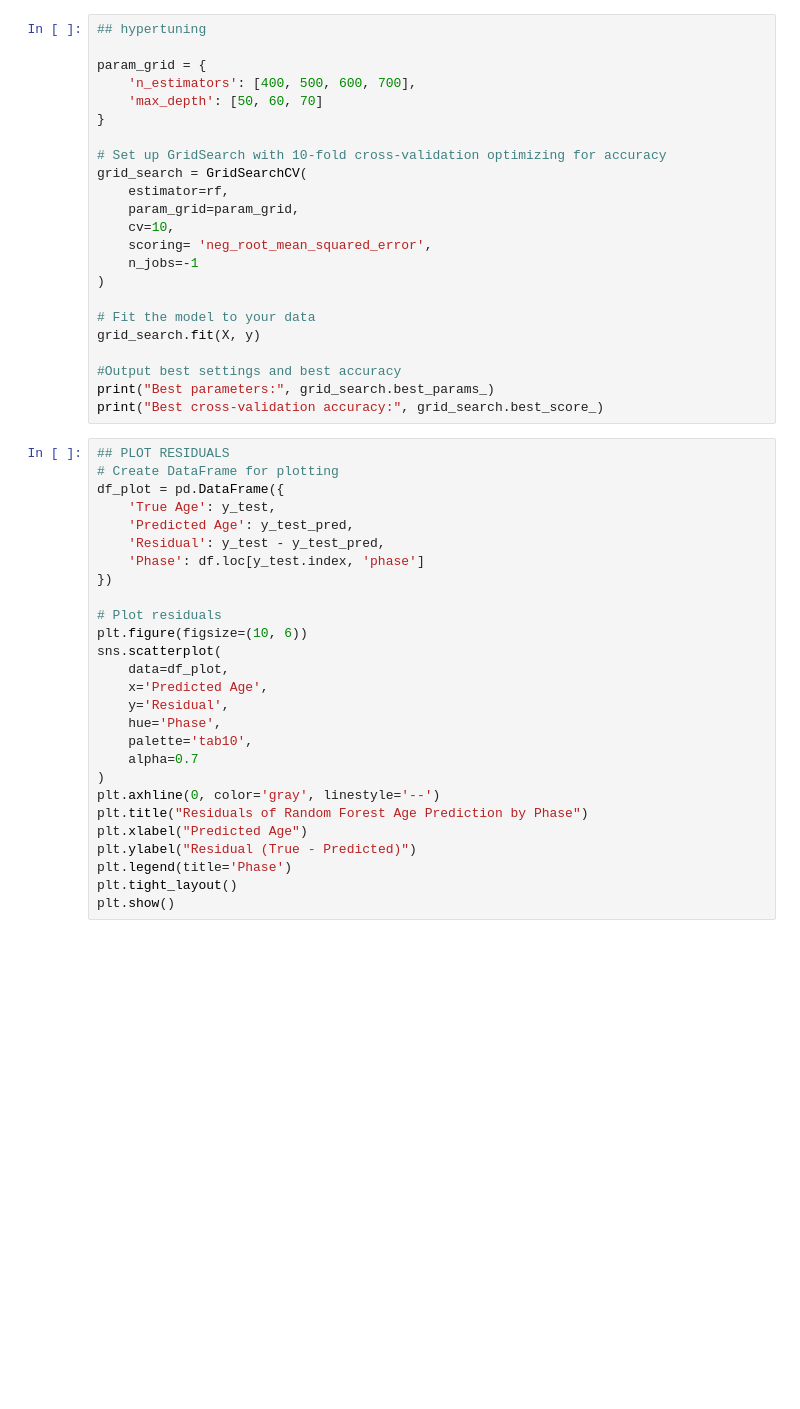
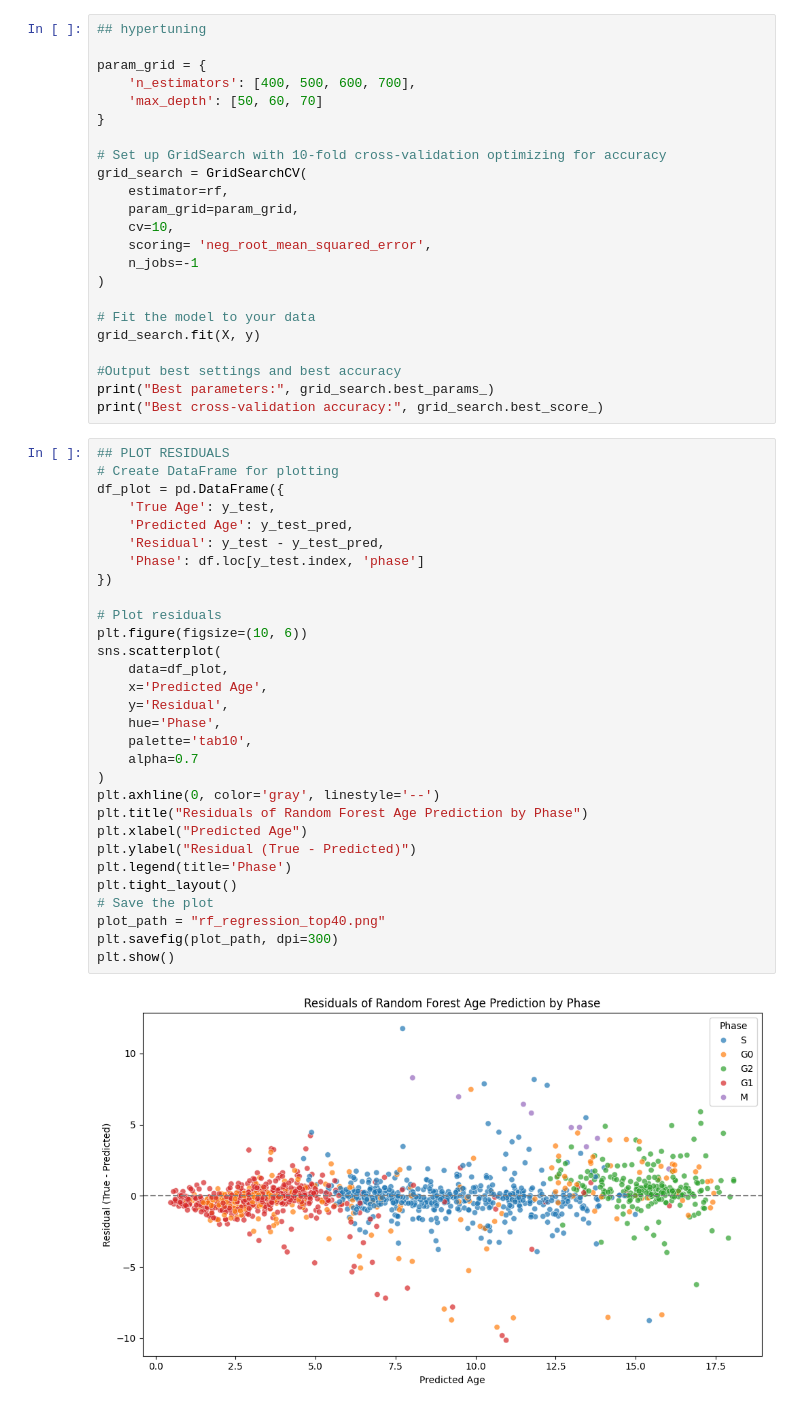
Before and after one commit to mariahgloehr/IICD, a Jupyter notebook: RF/rf_regression_top40.ipynb, the cells around one changed output. Saved outputs shown, nothing was run; the diff lists cells and outputs as text; blank space fills up the shorter version.

```diff
--- a/RF/rf_regression_top40.ipynb
+++ b/RF/rf_regression_top40.ipynb
@@ -98,27 +116,32 @@ print("Best cross-validation accuracy:", grid_search.best_score_)
 # %%
 ## PLOT RESIDUALS
 # Create DataFrame for plotting
 df_plot = pd.DataFrame({
     'True Age': y_test,
     'Predicted Age': y_test_pred,
     'Residual': y_test - y_test_pred,
     'Phase': df.loc[y_test.index, 'phase']
 })
 
 # Plot residuals
 plt.figure(figsize=(10, 6))
 sns.scatterplot(
     data=df_plot,
     x='Predicted Age',
     y='Residual',
     hue='Phase',
     palette='tab10',
     alpha=0.7
 )
 plt.axhline(0, color='gray', linestyle='--')
 plt.title("Residuals of Random Forest Age Prediction by Phase")
 plt.xlabel("Predicted Age")
 plt.ylabel("Residual (True - Predicted)")
 plt.legend(title='Phase')
 plt.tight_layout()
+# Save the plot
+plot_path = "rf_regression_top40.png"
+plt.savefig(plot_path, dpi=300)
 plt.show()
+# %% [output]
+[figure, added]
```
Also changed, not shown: parts of 1 cell of this notebook, 5 other files.
